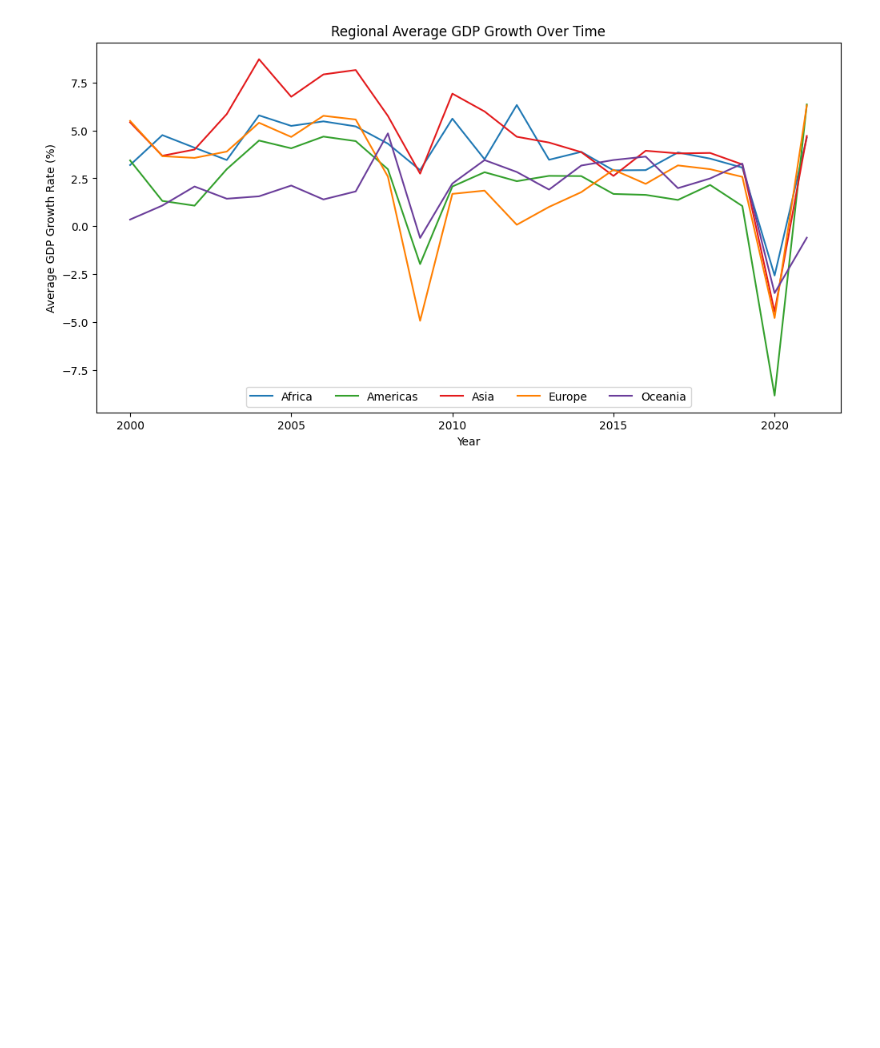
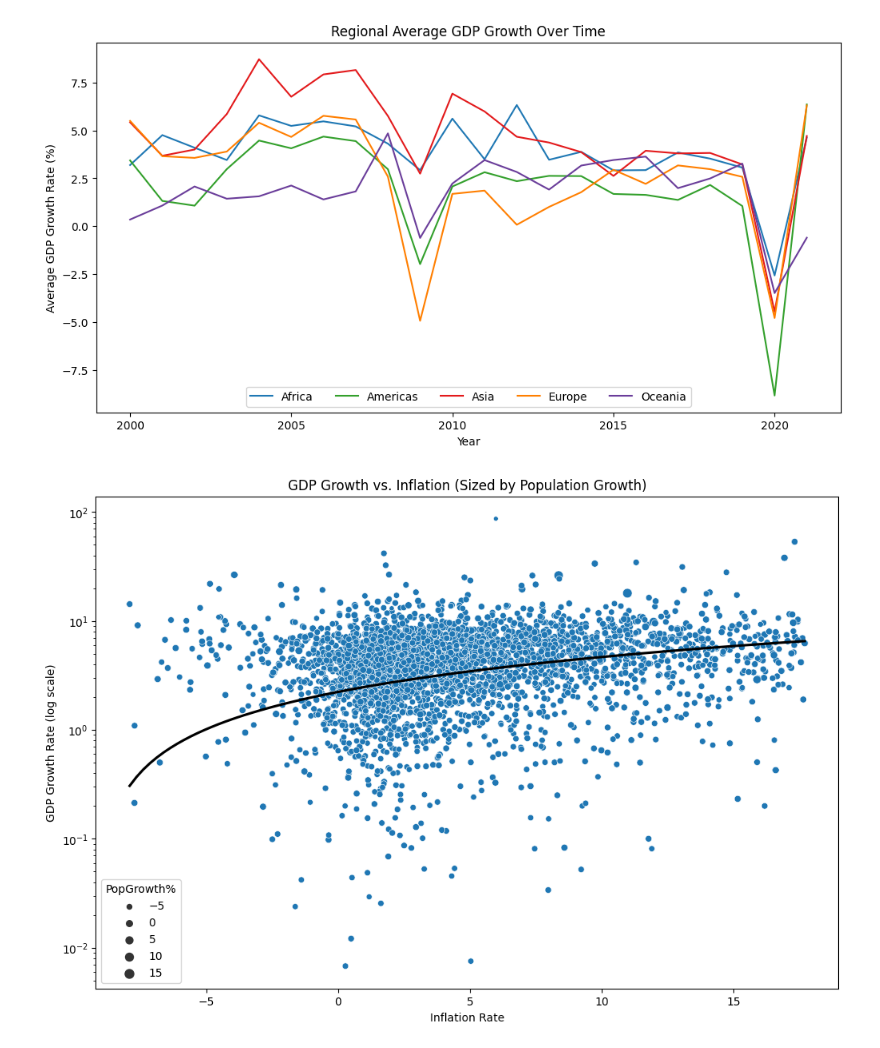
Before and after one commit to csmotherman/CSC202-Final, a Jupyter notebook: Ideas.ipynb, the cells around one changed output. Drawn from its saved outputs; the diff is of its cells as text; code cells hidden in the pictures; blank space fills up the shorter version.

```diff
--- a/Ideas.ipynb
+++ b/Ideas.ipynb
@@ -45,3 +50,24 @@ d.legend(loc='lower center', ncol=len(avg_gdp2['Region'].unique()))
 # %% [output]
 <matplotlib.legend.Legend at 0x...>
 [figure]
+# %%
+#useing SOC 215 Quantiles knowledge to hopfully remove outliers
+Lower_Quantile = df['InflConsPric%'].quantile(0.25)
+Upper_Quantile = df['InflConsPric%'].quantile(0.75)
+IQR = Upper_Quantile - Lower_Quantile
+threshold = 1.5 * IQR
+
+#hopefully remove outliers
+revised_df = df[(df['InflConsPric%'] >= Lower_Quantile - threshold) & (df['InflConsPric%'] <= Upper_Quantile + threshold)]
+
+plt.figure(figsize=(12, 8))
+
+sns.scatterplot(x='InflConsPric%', y='GDPGrowth%', size='PopGrowth%', data=revised_df)
+sns.regplot(x='InflConsPric%', y='GDPGrowth%', data=revised_df, scatter=False, ci=None, color='black')
+plt.yscale('log')
+plt.title('GDP Growth vs. Inflation (Sized by Population Growth)')
+plt.xlabel('Inflation Rate')
+plt.ylabel('GDP Growth Rate (log scale)')
+plt.show()
+# %% [output]
+[figure, added]
```
Also changed, not shown: parts of 2 cells of this notebook.
